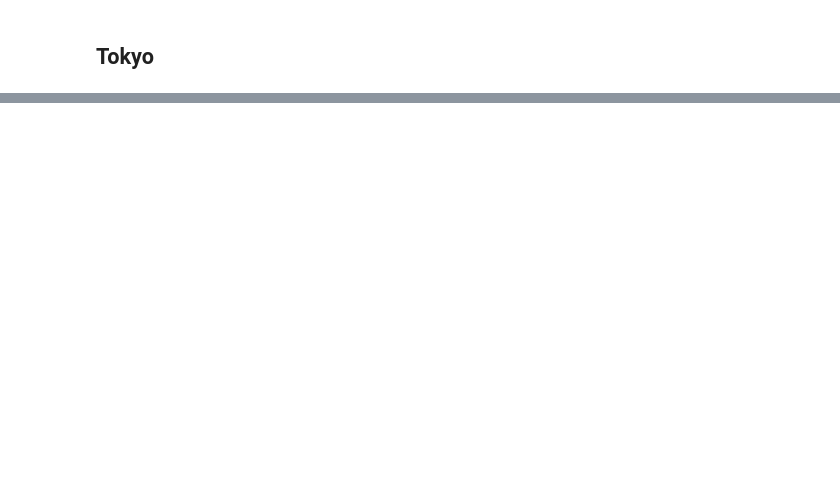
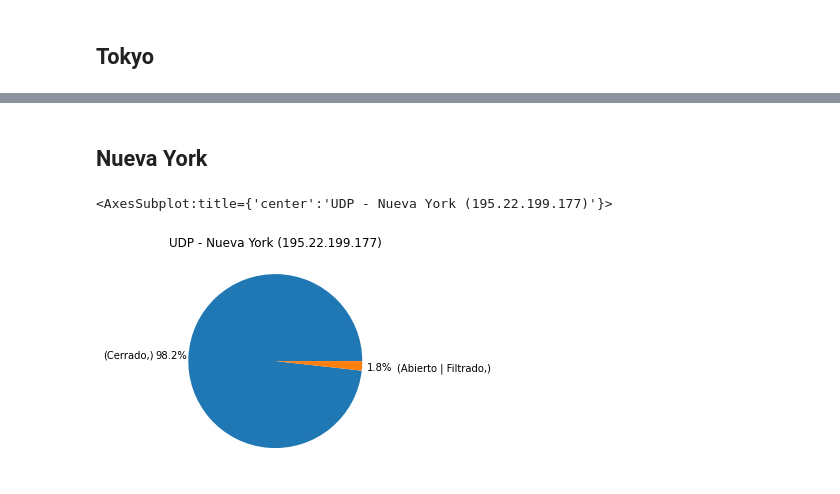
Before and after one commit to mcel98/tdc-tp3, a Jupyter notebook: experimentacion.ipynb, the cells around one changed output, grey strips where cells are left out. Cells and saved outputs as stored; diff of their text form; code cells hidden in the pictures; blank space fills up the shorter version.

```diff
--- a/experimentacion.ipynb
+++ b/experimentacion.ipynb
@@ -62,0 +116,11 @@ array([<AxesSubplot:>], dtype=object)
+# %% [markdown]
+## Nueva York
+# %%
+file_muestra_ny='ny-195.22.199.177.csv'
+title_muestra_ny='Nueva York (195.22.199.177)'
+df_ny = read_file(file_muestra_ny)
+# %%
+plot_udp(df_ny, title_muestra_ny).pie(ylabel='', y='UDP', title='UDP - ' + title_muestra_ny, autopct='%1.1f%%',pctdistance=1.2, labeldistance=1.4)
+# %% [output]
+<AxesSubplot:title={'center':'UDP - Nueva York (195.22.199.177)'}>
+[figure, added]
```
Also changed, not shown: parts of 25 cells of this notebook, 3 other files.
